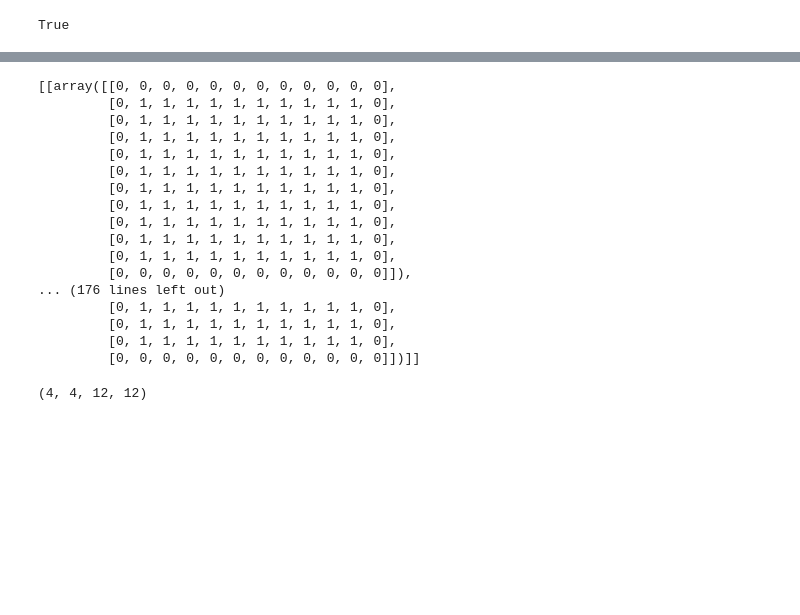
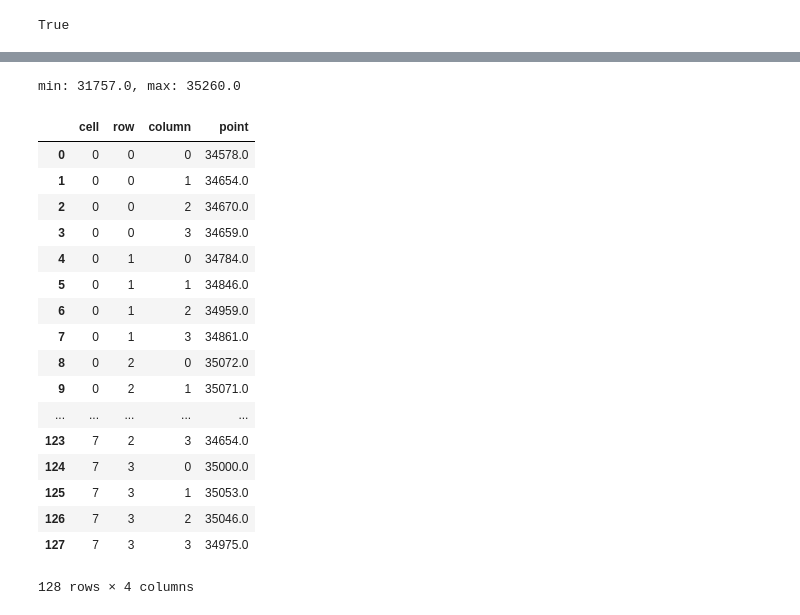
Before and after one commit to CSF-BioComp/marquant, a Jupyter notebook: experiments/image_registration.ipynb, the cells around one changed output, grey strips where cells are left out. Drawn from its saved outputs; the diff is of its cells as text; code cells hidden in the pictures; blank space fills up the shorter version.

Commit message:
Adding quantification and writing to csv output file

```diff
--- a/experiments/image_registration.ipynb
+++ b/experiments/image_registration.ipynb
@@ -145,2 +153,0 @@ plt.show()
-# %%
-grids[3, 0, :, :, :, :] = 0
@@ -179,27 +154,46 @@ print(grid_mask)
-# %%
-rows = np.split(grid_mask, 4, axis=0)
-cells = [np.split(row, 4, axis=1) for row in rows]
-cells
-# %% [output]
-[[array([[0, 0, 0, 0, 0, 0, 0, 0, 0, 0, 0, 0],
-         [0, 1, 1, 1, 1, 1, 1, 1, 1, 1, 1, 0],
-         [0, 1, 1, 1, 1, 1, 1, 1, 1, 1, 1, 0],
-         [0, 1, 1, 1, 1, 1, 1, 1, 1, 1, 1, 0],
-         [0, 1, 1, 1, 1, 1, 1, 1, 1, 1, 1, 0],
-         [0, 1, 1, 1, 1, 1, 1, 1, 1, 1, 1, 0],
-         [0, 1, 1, 1, 1, 1, 1, 1, 1, 1, 1, 0],
-         [0, 1, 1, 1, 1, 1, 1, 1, 1, 1, 1, 0],
-         [0, 1, 1, 1, 1, 1, 1, 1, 1, 1, 1, 0],
-         [0, 1, 1, 1, 1, 1, 1, 1, 1, 1, 1, 0],
-         [0, 1, 1, 1, 1, 1, 1, 1, 1, 1, 1, 0],
-         [0, 0, 0, 0, 0, 0, 0, 0, 0, 0, 0, 0]]),
-... (176 lines left out)
-         [0, 1, 1, 1, 1, 1, 1, 1, 1, 1, 1, 0],
-         [0, 1, 1, 1, 1, 1, 1, 1, 1, 1, 1, 0],
-         [0, 1, 1, 1, 1, 1, 1, 1, 1, 1, 1, 0],
-         [0, 0, 0, 0, 0, 0, 0, 0, 0, 0, 0, 0]])]]
-# %%
-scells = np.stack(cells)
-scells.shape
-# %% [output]
-(4, 4, 12, 12)
+# %%
+# Quantify the point content for all cells
+
+def quantify_point(image):
+    #return np.mean(image)
+    return np.sum(image)
+
+# Iterate over the grid assuming structure [grid pos, cell row, cell column, cell data]
+quantgrids = np.zeros(shape=grids.shape[0:-2] + (1,))
+shape = grids.shape
+for grid_pos in range(shape[0]):
+    for row in range(shape[1]):
+        for column in range(shape[2]):
+            quantgrids[grid_pos, row, column] = quantify_point(grids[grid_pos, row, column, :, :])
+# %%
+print(f'min: {quantgrids.min()}, max: {quantgrids.max()}')
+# %% [output]
+min: 31757.0, max: 35260.0
+# %%
+# Transform the numpy array into a pandas.DataFrame and write it to csv
+shape = quantgrids.shape
+cells = np.repeat(range(shape[0]), shape[1]*shape[2])
+rows = np.tile(np.repeat(range(shape[1]), shape[2]), shape[0])
+columns = np.tile(np.tile(range(shape[2]), shape[1]), shape[0])
+quant_table = pd.DataFrame({'cell': cells, 'row': rows, 'column': columns, 'point':quantgrids.ravel()})
+# %%
+quant_table
+# %% [output]
+|  | cell | row | column | point |
+| 0 | 0 | 0 | 0 | 34578.0 |
+| 1 | 0 | 0 | 1 | 34654.0 |
+| 2 | 0 | 0 | 2 | 34670.0 |
+| 3 | 0 | 0 | 3 | 34659.0 |
+| 4 | 0 | 1 | 0 | 34784.0 |
+| 5 | 0 | 1 | 1 | 34846.0 |
+| 6 | 0 | 1 | 2 | 34959.0 |
+| 7 | 0 | 1 | 3 | 34861.0 |
+| 8 | 0 | 2 | 0 | 35072.0 |
+| 9 | 0 | 2 | 1 | 35071.0 |
+| ... | ... | ... | ... | ... |
+| 123 | 7 | 2 | 3 | 34654.0 |
+| 124 | 7 | 3 | 0 | 35000.0 |
+| 125 | 7 | 3 | 1 | 35053.0 |
+| 126 | 7 | 3 | 2 | 35046.0 |
+| 127 | 7 | 3 | 3 | 34975.0 |
+128 rows × 4 columns
```
Also changed, not shown: parts of 10 cells of this notebook.
